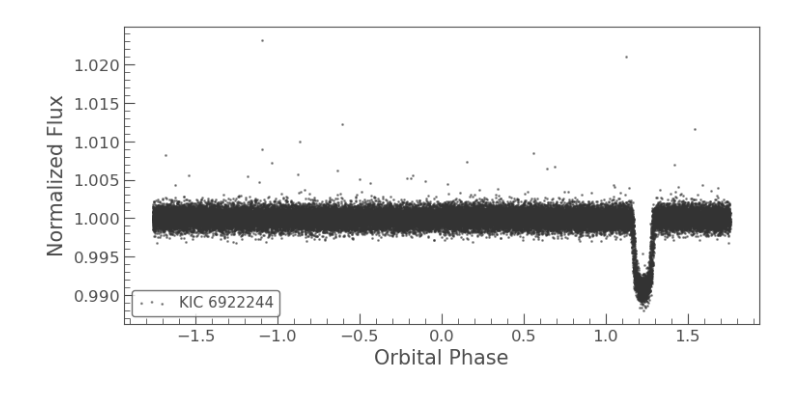
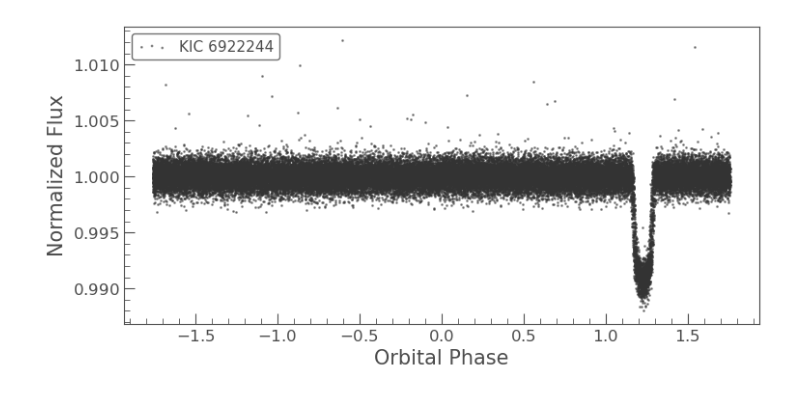
Before and after one commit to ekamgill1671/kepler-8b-transit-reproduction, a Jupyter notebook: data/keplerpractice.ipynb, the cells around one changed output. Drawn from its saved outputs; the diff is of its cells as text; code cells hidden in the pictures.

```diff
--- a/data/keplerpractice.ipynb
+++ b/data/keplerpractice.ipynb
@@ -31,17 +53,17 @@ pd_bls.plot(title="BLS Periodogram", xlabel="Period (days)", ylabel="Power")
 # %%
 %matplotlib inline
 import numpy as np
 import matplotlib.pyplot as plt
 import lightkurve as lk
 from lightkurve import search_lightcurve
 
-lc = lk.search_lightcurve("KIC 6922244", author="Kepler", quarter=4).download().remove_nans().normalize()
+lc = lk.search_lightcurve("KIC 6922244", author="Kepler", quarter=4).download().remove_nans().normalize().remove_outliers(sigma=9)
 
 pd_bls = lc.to_periodogram(method="bls", period=np.arange(0.5, 10, 0.01))
 period_bls = pd_bls.period_at_max_power
 
 ax =lc.fold(period=period_bls).scatter(alpha=0.5)
 ax.set_xlabel("Orbital Phase")
 plt.show()
 # %% [output]
-[figure, old version]
+[figure, new version]
```
Also changed, not shown: parts of 2 cells of this notebook, 1 other file.
